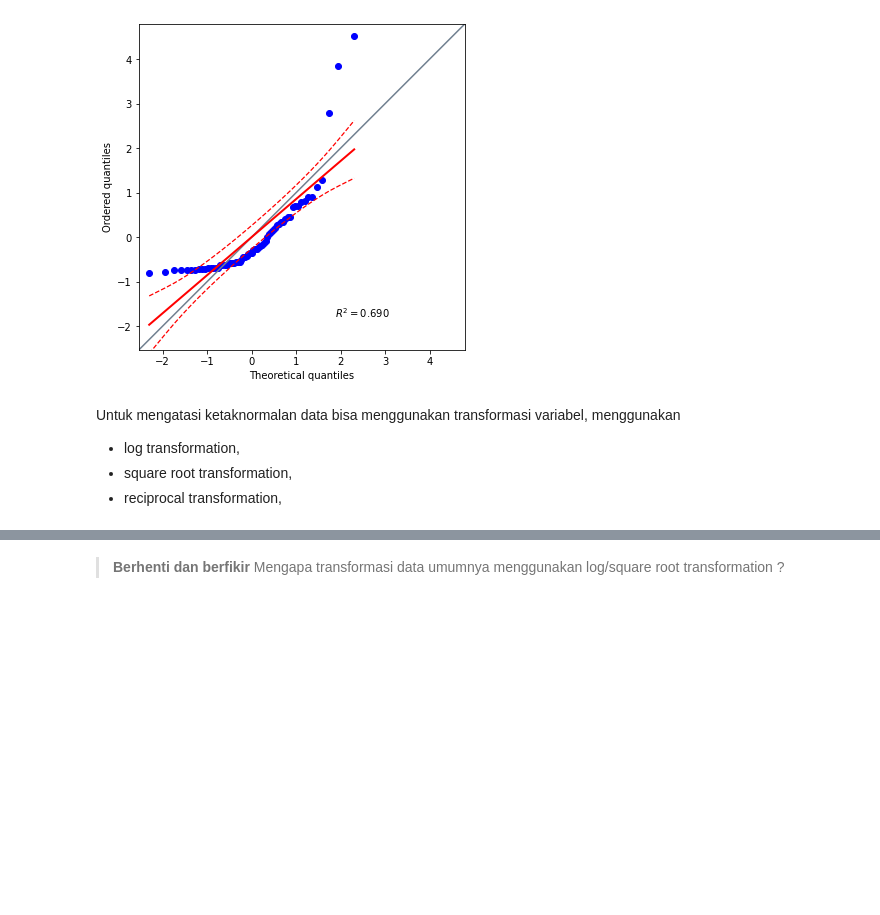
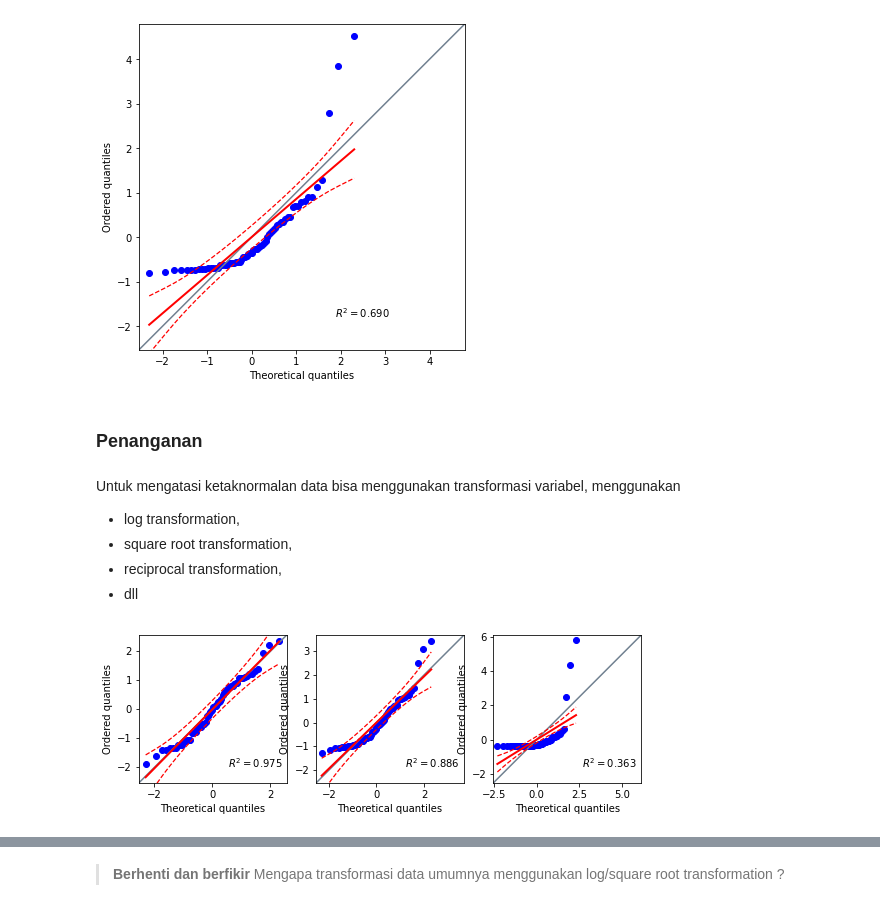
Before and after one commit to mofdac/-materi-das, a Jupyter notebook: 04. Data Preparation/Feature Engineering.ipynb, the cells around one changed output, grey strips where cells are left out. Drawn from its saved outputs; the diff is of its cells as text; code cells hidden in the pictures; blank space fills up the shorter version.

```diff
--- a/04. Data Preparation/Feature Engineering.ipynb
+++ b/04. Data Preparation/Feature Engineering.ipynb
@@ -258,8 +259,22 @@ import matplotlib.pyplot as plt
 qp_sugars = pg.qqplot(df['potassium'], dist='norm')
 # %% [output]
 [figure]
+# %% [markdown]
+### Penanganan
 # %% [markdown]
 Untuk mengatasi ketaknormalan data bisa menggunakan transformasi variabel, menggunakan
 * log transformation,
 * square root transformation,
 * reciprocal transformation,
+* dll
+# %%
+log_norm = df['potassium'].apply(np.log1p)
+sqrt_norm = df['potassium'].apply(np.sqrt)
+pow_norm = df['potassium'] ** 2
+fig, (a,b,c) = plt.subplots(1, 3, figsize=(9, 8))
+fig.subplots_adjust(hspace=0.5)
+a_plot = pg.qqplot(log_norm, ax = a, dist='norm')
+b_plot = pg.qqplot(sqrt_norm,ax = b, dist='norm')
+c_plot = pg.qqplot(pow_norm, ax = c, dist='norm')
+# %% [output]
+[figure, added]
```
Also changed, not shown: parts of 33 cells of this notebook, 2 other files.
